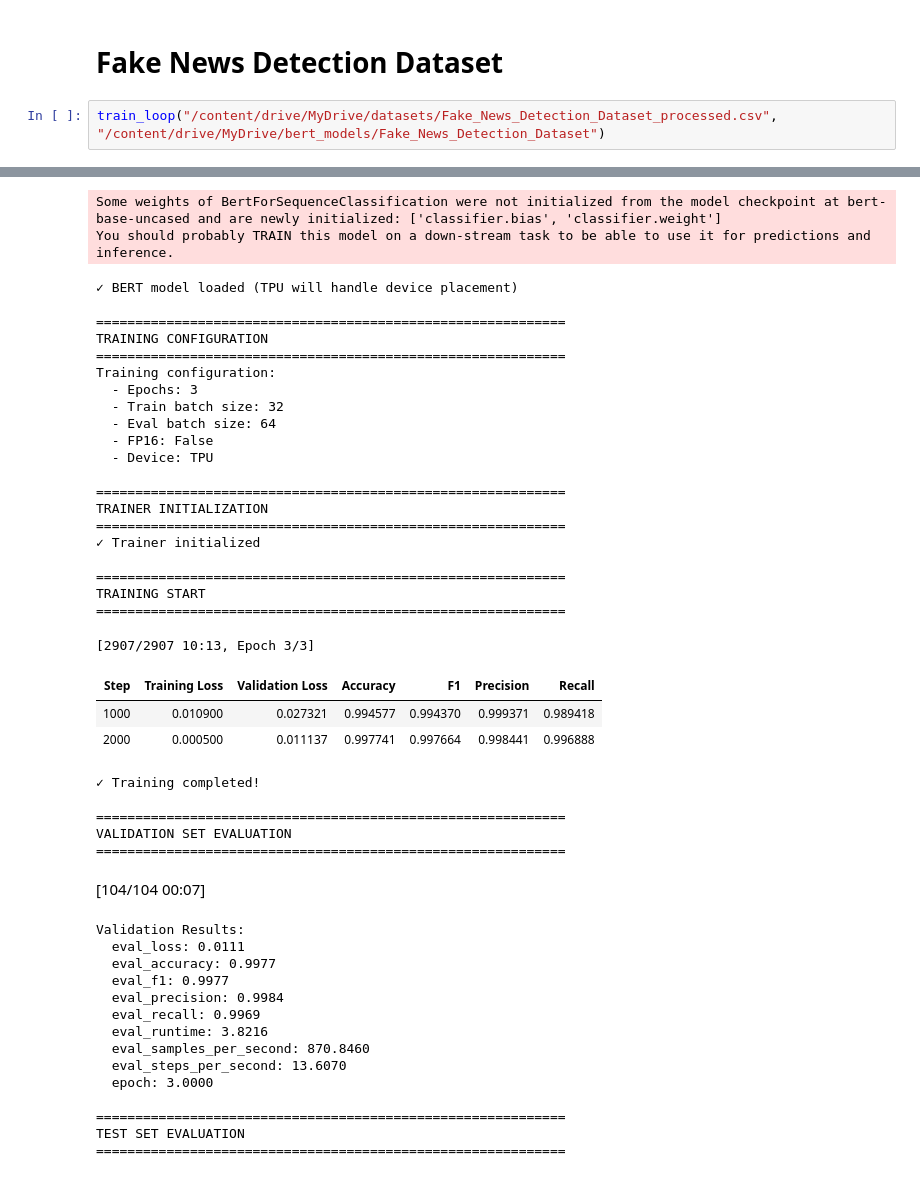
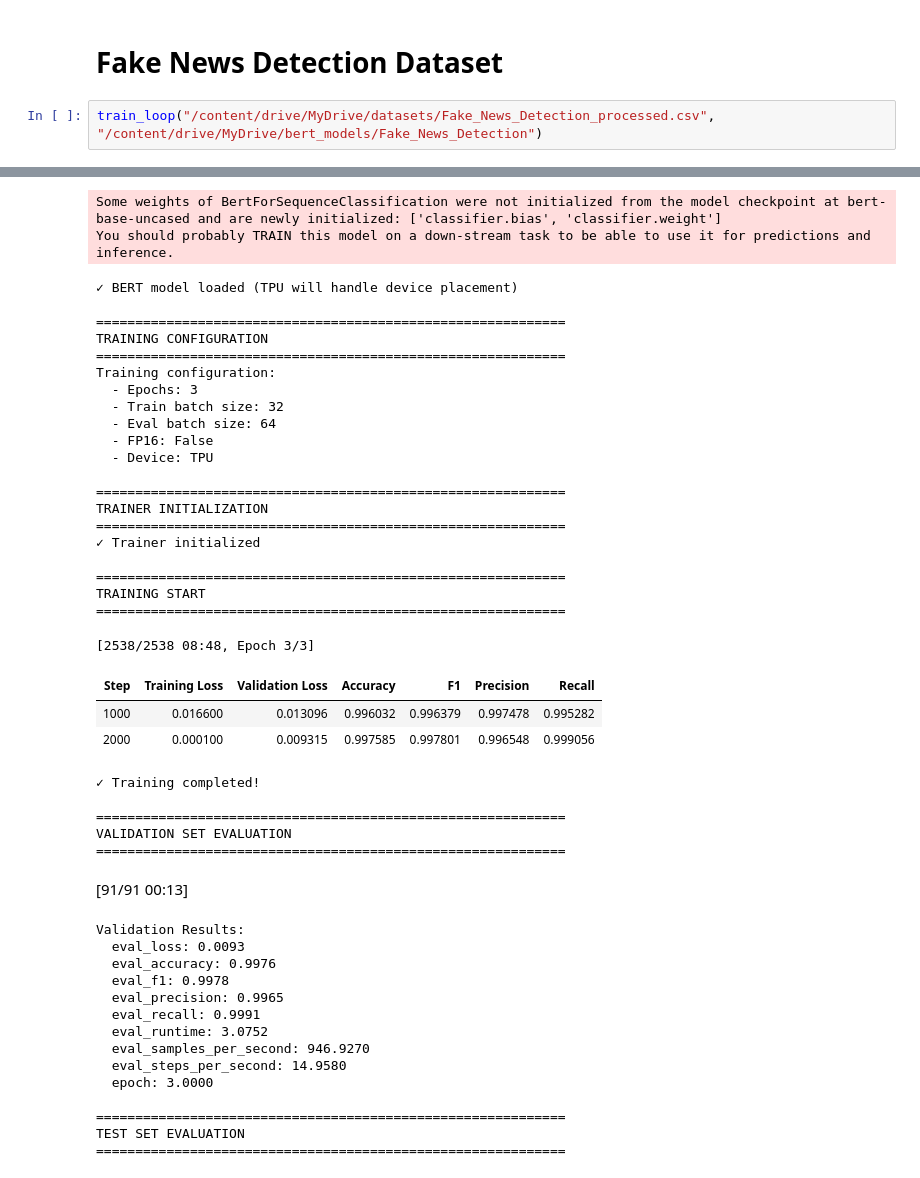
Before and after one commit to sadjordan/Detecting-Fake-News-with-Deep-Learning, a Jupyter notebook: Code/dataset_processing/BERT-Finetuning.ipynb, the cells around one changed output, grey strips where cells are left out. Drawn from its saved outputs; the diff is of its cells as text.

```diff
--- a/Code/dataset_processing/BERT-Finetuning.ipynb
+++ b/Code/dataset_processing/BERT-Finetuning.ipynb
@@ -464,7 +488,7 @@ BERT FINE-TUNING COMPLETE! 🎉
 # %% [markdown]
 # Fake News Detection Dataset
 # %%
-train_loop("/content/drive/MyDrive/datasets/Fake_News_Detection_Dataset_processed.csv", "/content/drive/MyDrive/bert_models/Fake_News_Detection_Dataset")
+train_loop("/content/drive/MyDrive/datasets/Fake_News_Detection_processed.csv", "/content/drive/MyDrive/bert_models/Fake_News_Detection")
 # %% [output]
 ============================================================
 DATA LOADING
@@ -479,51 +503,51 @@ label
 Name: count, dtype: int64
 
 ... (28 lines left out)
 
 ============================================================
 MODEL LOADING
 ============================================================
 Some weights of BertForSequenceClassification were not initialized from the model checkpoint at bert-base-uncased and are newly initialized: ['classifier.bias', 'classifier.weight']
 You should probably TRAIN this model on a down-stream task to be able to use it for predictions and inference.
 ✓ BERT model loaded (TPU will handle device placement)
 
 ============================================================
 TRAINING CONFIGURATION
 ============================================================
 Training configuration:
   - Epochs: 3
   - Train batch size: 32
   - Eval batch size: 64
   - FP16: False
   - Device: TPU
 
 ============================================================
 TRAINER INITIALIZATION
 ============================================================
 ✓ Trainer initialized
 
 ============================================================
 TRAINING START
 ============================================================
-[2907/2907 10:13, Epoch 3/3]
+[2538/2538 08:48, Epoch 3/3]
 | Step | Training Loss | Validation Loss | Accuracy | F1 | Precision | Recall |
-| 1000 | 0.010900 | 0.027321 | 0.994577 | 0.994370 | 0.999371 | 0.989418 |
-| 2000 | 0.000500 | 0.011137 | 0.997741 | 0.997664 | 0.998441 | 0.996888 |
+| 1000 | 0.016600 | 0.013096 | 0.996032 | 0.996379 | 0.997478 | 0.995282 |
+| 2000 | 0.000100 | 0.009315 | 0.997585 | 0.997801 | 0.996548 | 0.999056 |
 ✓ Training completed!
 
 ============================================================
 VALIDATION SET EVALUATION
 ============================================================
-[104/104 00:07]
+[91/91 00:13]
 Validation Results:
-  eval_loss: 0.0111
-  eval_accuracy: 0.9977
-  eval_f1: 0.9977
-  eval_precision: 0.9984
-  eval_recall: 0.9969
-  eval_runtime: 3.8216
-  eval_samples_per_second: 870.8460
-  eval_steps_per_second: 13.6070
+  eval_loss: 0.0093
+  eval_accuracy: 0.9976
+  eval_f1: 0.9978
+  eval_precision: 0.9965
+  eval_recall: 0.9991
+  eval_runtime: 3.0752
+  eval_samples_per_second: 946.9270
+  eval_steps_per_second: 14.9580
   epoch: 3.0000
 
 ============================================================
```
Also changed, not shown: parts of 10 cells of this notebook, 1 other file.
